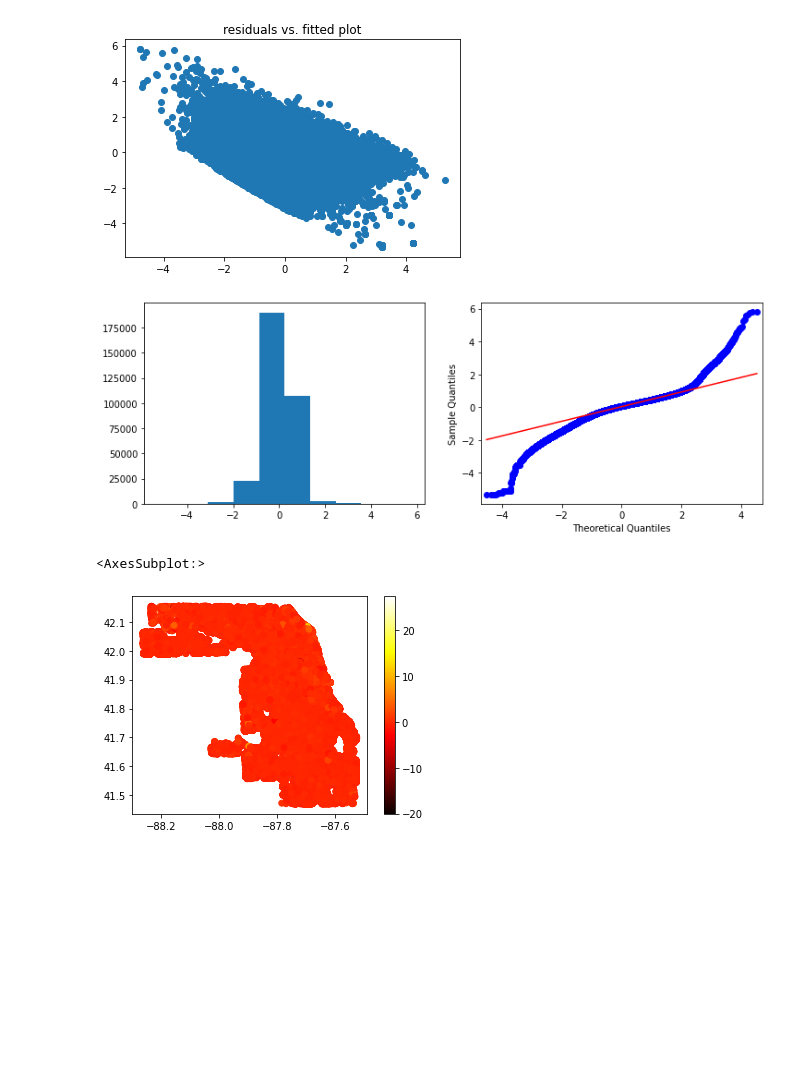
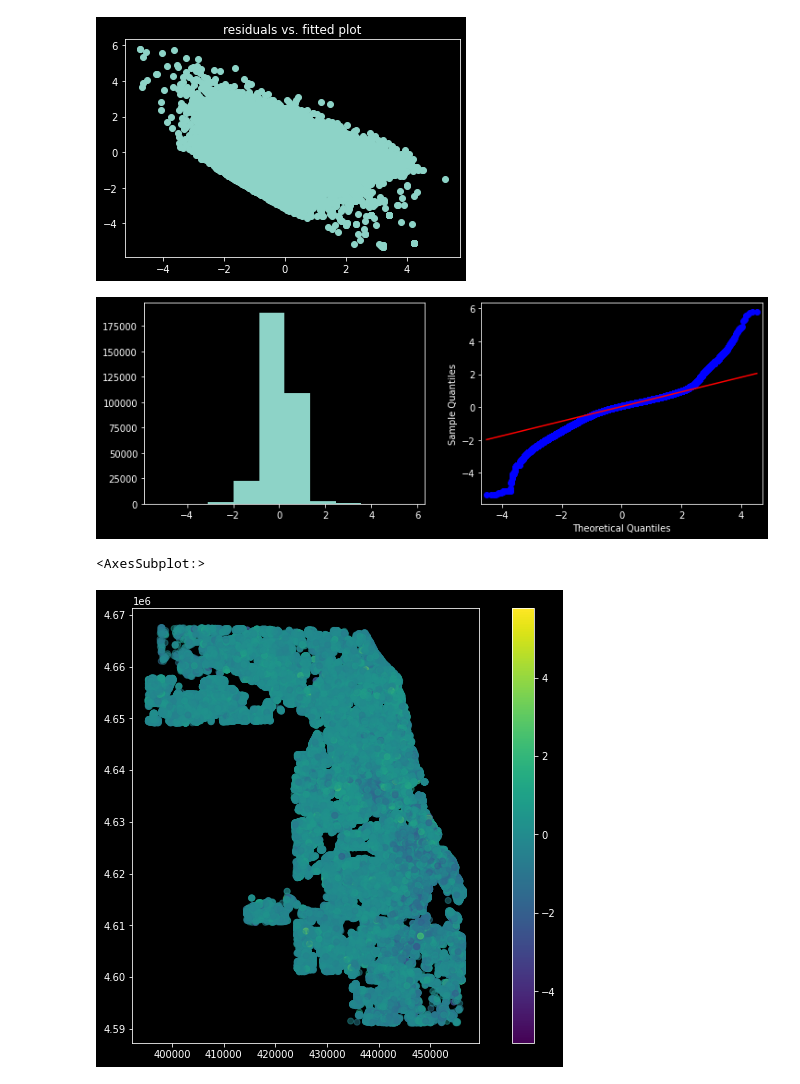
Before and after one commit to alexandermichels/ChicagoHousingModels, a Jupyter notebook: OLS.ipynb, the cells around one changed output. Saved outputs shown, nothing was run; the diff lists cells and outputs as text; code cells hidden in the pictures; blank space fills up the shorter version.

```diff
--- a/OLS.ipynb
+++ b/OLS.ipynb
@@ -6,9 +6,11 @@ import matplotlib.pyplot as plt
 import numpy as np
 import pandas as pd
 import statsmodels.api as sm
+from splot.esda import plot_moran
 import sys
 
 from statshelper import q_q_plot
+plt.style.use('dark_background')
 # %%
 df = pd.read_csv("./data/processed/Cleaned_Chicago_Sales.csv")
 df.head()
@@ -80,17 +82,19 @@ plt.scatter(ols.predict(), ols.resid)
 plt.title("residuals vs. fitted plot")
 plt.show()
 # %% [output]
-[figure, old version]
+[figure, new version]
 # %%
 q_q_plot(ols.resid)
 # %% [output]
-[figure, old version]
+[figure, new version]
 # %%
 gdf = gpd.GeoDataFrame(df, geometry=gpd.points_from_xy(df.Longitude, df.Latitude))
+gdf = gdf.set_crs("EPSG:4326")
+gdf = gdf.to_crs("EPSG:26916")
 # %%
-gdf.plot(column=ols.resid, cmap="hot", legend=True
+gdf.plot(column=ols.resid, legend=True,
          alpha=0.5, figsize=(12,8))
 # %% [output]
 <AxesSubplot:>
-[figure, old version]
+[figure, new version]
 # %%
```
Also changed, not shown: parts of 4 cells of this notebook, 18 other files.
